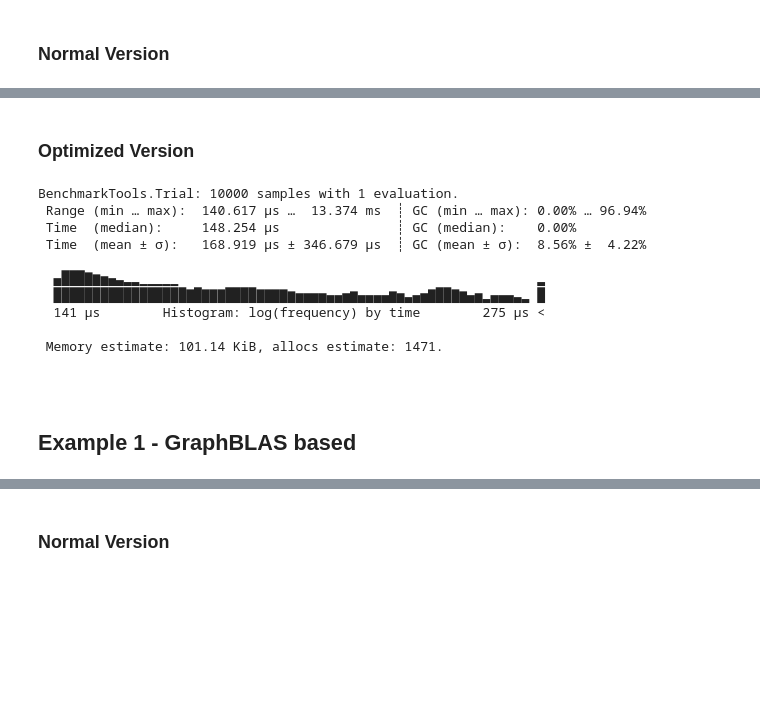
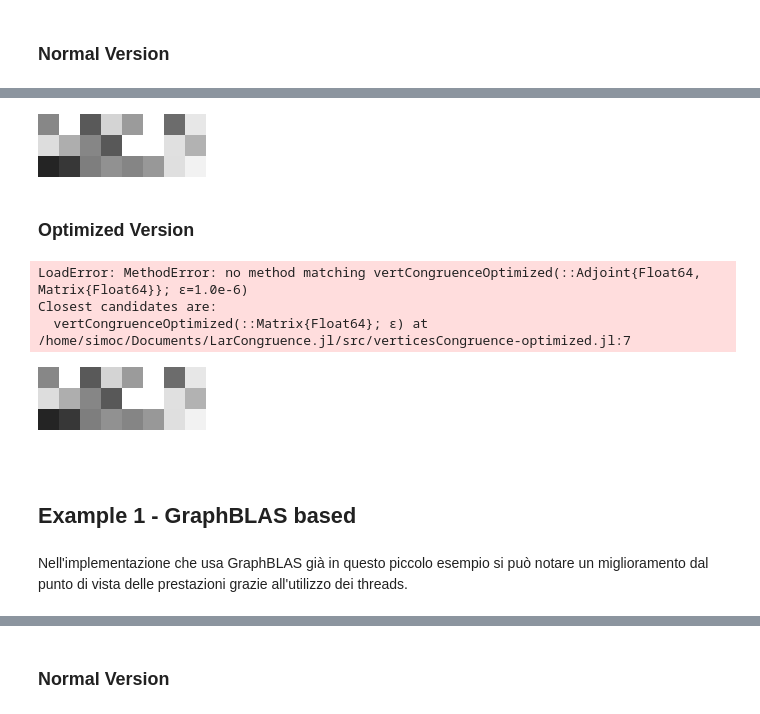
Before and after one commit to Panemiele/LarCongruence.jl, a Jupyter notebook: examples/[CPD22-7a] Studio Esecutivo - Notebook.ipynb, the cells around one changed output, grey strips where cells are left out. Drawn from its saved outputs; the diff is of its cells as text; code cells hidden in the pictures; blank space fills up the shorter version.

```diff
--- a/examples/[CPD22-7a] Studio Esecutivo - Notebook.ipynb
+++ b/examples/[CPD22-7a] Studio Esecutivo - Notebook.ipynb
@@ -71,20 +95,25 @@ T = [Delta_0, Delta_1];
+# %%
+Wn, Tn = LC.chainCongruenceSM(W', T)
+colorview(Gray, Wn)
+# %% [output]
+[figure, added]
 # %% [markdown]
 ### Optimized Version
 # %%
-@benchmark LC.chainCongruenceSM_OPT(G, T)
+@benchmark LC.chainCongruenceSM_OPT(W', T)
 # %% [output]
-BenchmarkTools.Trial: 10000 samples with 1 evaluation.
- Range (min … max):  140.617 μs …  13.374 ms  ┊ GC (min … max): 0.00% … 96.94%
- Time  (median):     148.254 μs               ┊ GC (median):    0.00%
- Time  (mean ± σ):   168.919 μs ± 346.679 μs  ┊ GC (mean ± σ):  8.56% ±  4.22%
-
-  ▄███▇▆▅▄▃▂▂▁▁▁▁▁                                              ▂
-  █████████████████▇█▇▇▇████▇▇▇▇▆▅▅▅▅▄▄▅▆▄▄▄▄▆▅▃▄▅▇██▇▆▄▅▂▄▄▄▃▂ █
-  141 μs        Histogram: log(frequency) by time        275 μs <
-
- Memory estimate: 101.14 KiB, allocs estimate: 1471.
+LoadError: MethodError: no method matching vertCongruenceOptimized(::Adjoint{Float64, Matrix{Float64}}; ϵ=1.0e-6)
+Closest candidates are:
+  vertCongruenceOptimized(::Matrix{Float64}; ϵ) at /home/simoc/Documents/LarCongruence.jl/src/verticesCongruence-optimized.jl:7
+# %%
+Wn, Tn = LC.chainCongruenceSM_OPT(W, T)
+colorview(Gray, Wn)
+# %% [output]
+[figure, added]
 # %% [markdown]
 ## <br> Example 1 - GraphBLAS based
+# %% [markdown]
+Nell'implementazione che usa GraphBLAS già in questo piccolo esempio si può notare un miglioramento dal punto di vista delle prestazioni grazie all'utilizzo dei threads.
 # %%
 Delta_0_GB = SparseMM.sm2gbm(Delta_0)
 Delta_1_GB = SparseMM.sm2gbm(Delta_1)
```
Also changed, not shown: parts of 35 cells of this notebook, 2 other files.
